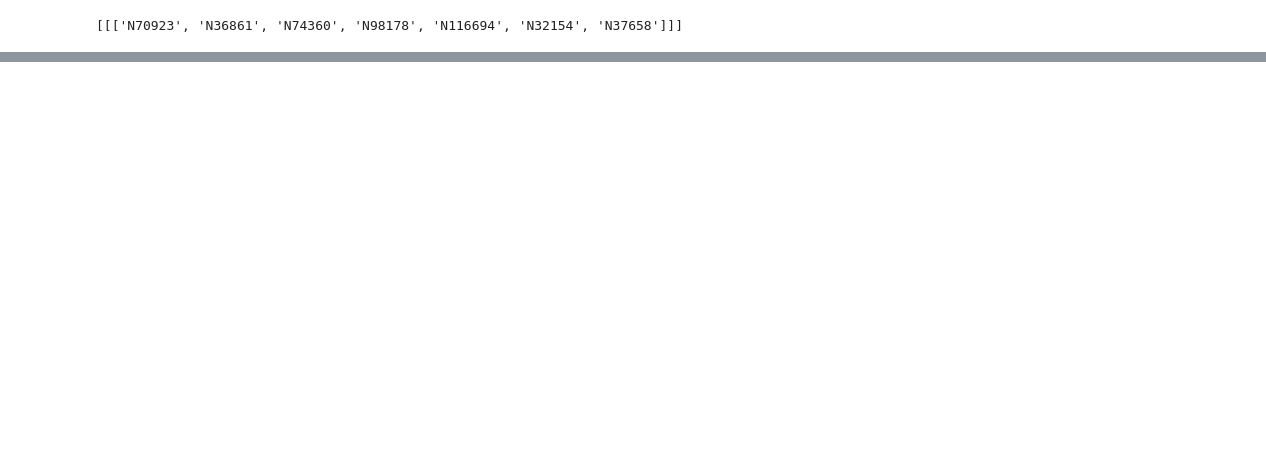
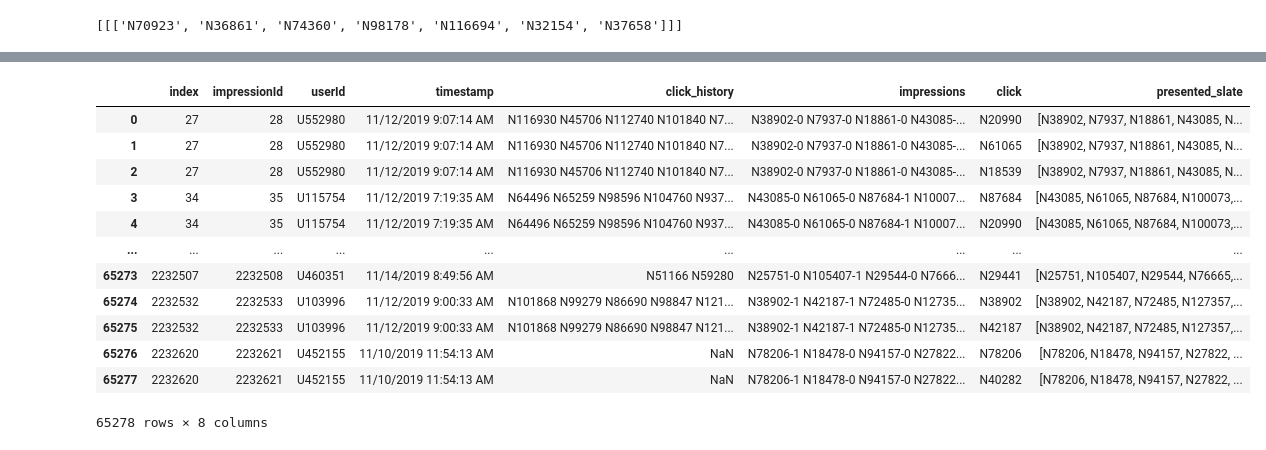
Before and after one commit to Asr419/rl_spotifyrecs, a Jupyter notebook: src/rl_spotifyrecs/mind_dataset/mind_data.ipynb, the cells around one changed output, grey strips where cells are left out. Cells and saved outputs as stored; diff of their text form; code cells hidden in the pictures; blank space fills up the shorter version.

```diff
--- a/src/rl_spotifyrecs/mind_dataset/mind_data.ipynb
+++ b/src/rl_spotifyrecs/mind_dataset/mind_data.ipynb
@@ -151,0 +142,17 @@ ls
+# %%
+filtered_df_2_1=filtered_df_2.explode('click', ignore_index=True)
+filtered_df_2_1
+# %% [output]
+|  | index | impressionId | userId | timestamp | click_history | impressions | click | presented_slate |
+| 0 | 27 | 28 | U552980 | 11/12/2019 9:07:14 AM | N116930 N45706 N112740 N101840 N7... | N38902-0 N7937-0 N18861-0 N43085-... | N20990 | [N38902, N7937, N18861, N43085, N... |
+| 1 | 27 | 28 | U552980 | 11/12/2019 9:07:14 AM | N116930 N45706 N112740 N101840 N7... | N38902-0 N7937-0 N18861-0 N43085-... | N61065 | [N38902, N7937, N18861, N43085, N... |
+| 2 | 27 | 28 | U552980 | 11/12/2019 9:07:14 AM | N116930 N45706 N112740 N101840 N7... | N38902-0 N7937-0 N18861-0 N43085-... | N18539 | [N38902, N7937, N18861, N43085, N... |
+| 3 | 34 | 35 | U115754 | 11/12/2019 7:19:35 AM | N64496 N65259 N98596 N104760 N937... | N43085-0 N61065-0 N87684-1 N10007... | N87684 | [N43085, N61065, N87684, N100073,... |
+| 4 | 34 | 35 | U115754 | 11/12/2019 7:19:35 AM | N64496 N65259 N98596 N104760 N937... | N43085-0 N61065-0 N87684-1 N10007... | N20990 | [N43085, N61065, N87684, N100073,... |
+| ... | ... | ... | ... | ... | ... | ... | ... | ... |
+| 65273 | 2232507 | 2232508 | U460351 | 11/14/2019 8:49:56 AM | N51166 N59280 | N25751-0 N105407-1 N29544-0 N7666... | N29441 | [N25751, N105407, N29544, N76665,... |
+| 65274 | 2232532 | 2232533 | U103996 | 11/12/2019 9:00:33 AM | N101868 N99279 N86690 N98847 N121... | N38902-1 N42187-1 N72485-0 N12735... | N38902 | [N38902, N42187, N72485, N127357,... |
+| 65275 | 2232532 | 2232533 | U103996 | 11/12/2019 9:00:33 AM | N101868 N99279 N86690 N98847 N121... | N38902-1 N42187-1 N72485-0 N12735... | N42187 | [N38902, N42187, N72485, N127357,... |
+| 65276 | 2232620 | 2232621 | U452155 | 11/10/2019 11:54:13 AM | NaN | N78206-1 N18478-0 N94157-0 N27822... | N78206 | [N78206, N18478, N94157, N27822, ... |
+| 65277 | 2232620 | 2232621 | U452155 | 11/10/2019 11:54:13 AM | NaN | N78206-1 N18478-0 N94157-0 N27822... | N40282 | [N78206, N18478, N94157, N27822, ... |
+65278 rows × 8 columns
```
Also changed, not shown: parts of 13 cells of this notebook, 3 other files.
